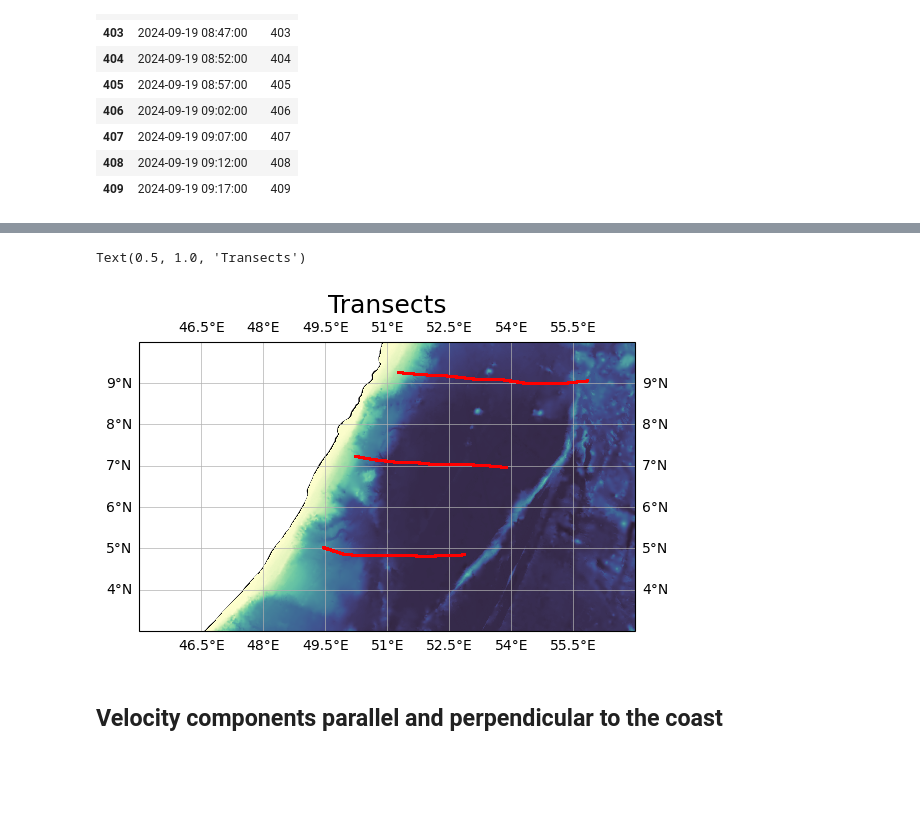
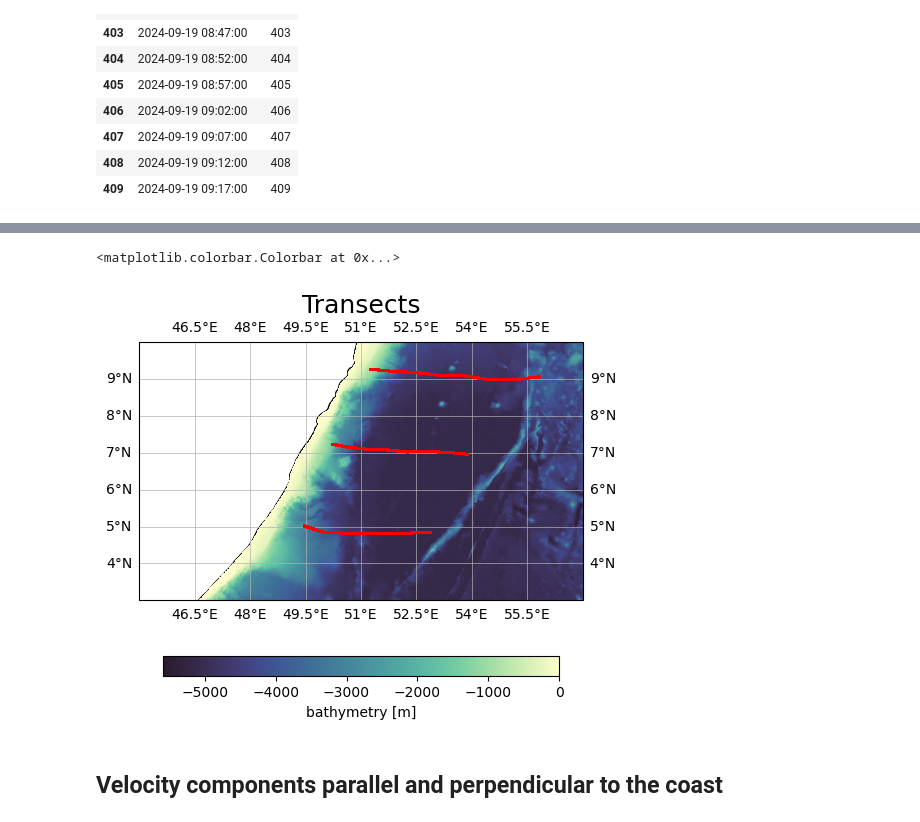
Before and after one commit to ret1-c/Virtualship_Project_UU, a Jupyter notebook: ADCP/VS_adcp.ipynb, the cells around one changed output, grey strips where cells are left out. Drawn from its saved outputs; the diff is of its cells as text; code cells hidden in the pictures; blank space fills up the shorter version.

```diff
--- a/ADCP/VS_adcp.ipynb
+++ b/ADCP/VS_adcp.ipynb
@@ -271,20 +272,21 @@ Attributes:
 # %%
 #PLOT TRANSECTS
 
 # plot track
 ax = plt.axes(projection=ccrs.PlateCarree())
 ax.scatter(trs1.lon, trs1.lat, transform=ccrs.PlateCarree(), marker = 'o', s= 1, color = 'red',zorder=3)
 ax.scatter(trs2.lon, trs2.lat, transform=ccrs.PlateCarree(), marker = 'o', s= 1, color = 'red',zorder=3)
 ax.scatter(trs3.lon, trs3.lat, transform=ccrs.PlateCarree(), marker = 'o', s= 1, color = 'red',zorder=3)
 # Plot bathymetry
 cm = ax.pcolormesh(bathy.lon, bathy.lat, bathy_masked, cmap=cmocean.cm.deep_r, shading='auto', zorder=2)
 ax.coastlines()
 ax.gridlines(draw_labels=True,linewidth=0.5, zorder=4)
 ax.set_extent((45, 57, 3, 10))
 ax.set_title("Transects", fontsize=18)
+plt.colorbar(cm,location='bottom',shrink=0.8, label = 'bathymetry [m]')
 # %% [output]
-Text(0.5, 1.0, 'Transects')
+<matplotlib.colorbar.Colorbar at 0x...>
-[figure, old version]
+[figure, new version]
 # %% [markdown]
 ## Velocity components parallel and perpendicular to the coast
 # %%
```
Also changed, not shown: parts of 1 cell of this notebook.
